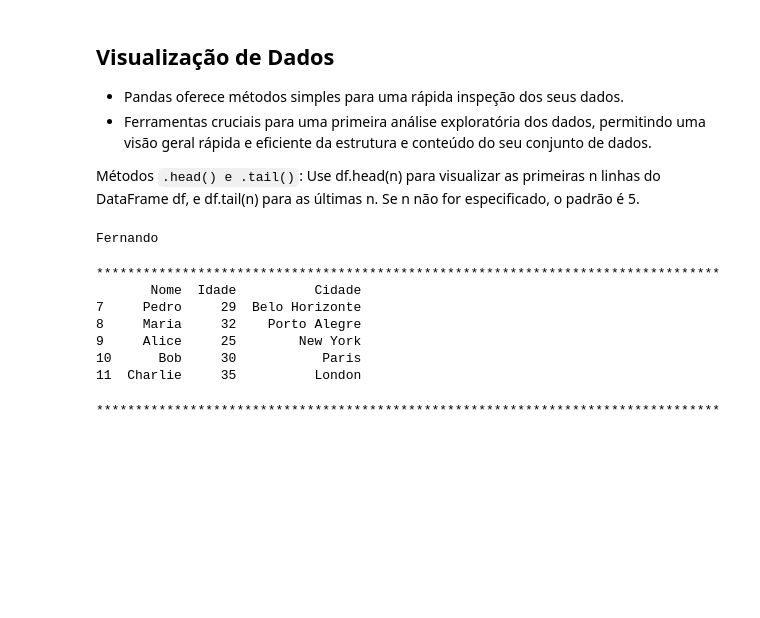
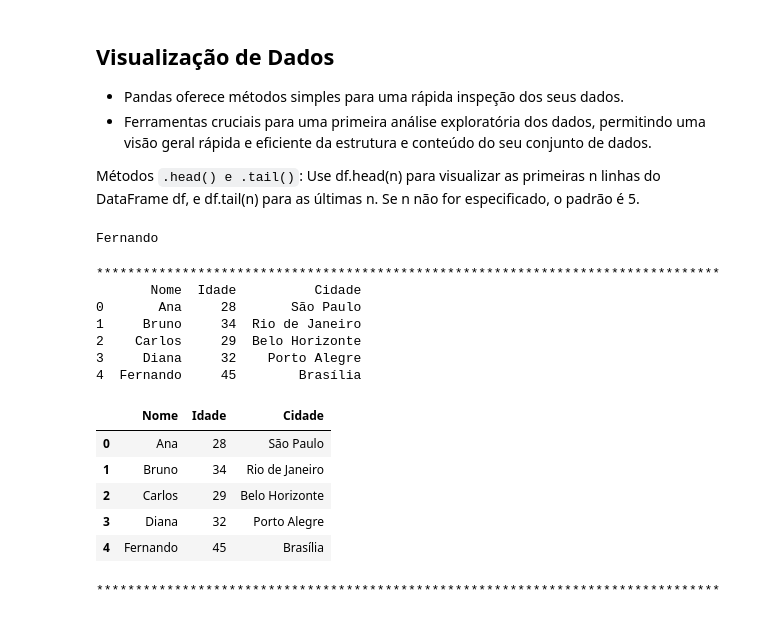
Before and after one commit to dacioms/DacioPythonDados, a Jupyter notebook: Aula3PandasIntro.ipynb, the cells around one changed output. Drawn from its saved outputs; the diff is of its cells as text; code cells hidden in the pictures; blank space fills up the shorter version.

```diff
--- a/Aula3PandasIntro.ipynb
+++ b/Aula3PandasIntro.ipynb
@@ -122,16 +138,23 @@ Fernando
 # %%
 
 print('*'*80)
 
 print(df.tail())
+df
 # %% [output]
 ********************************************************************************
        Nome  Idade          Cidade
-7     Pedro     29  Belo Horizonte
-8     Maria     32    Porto Alegre
-9     Alice     25        New York
-10      Bob     30           Paris
-11  Charlie     35          London
+0       Ana     28       São Paulo
+1     Bruno     34  Rio de Janeiro
+2    Carlos     29  Belo Horizonte
+3     Diana     32    Porto Alegre
+4  Fernando     45        Brasília
+|  | Nome | Idade | Cidade |
+| 0 | Ana | 28 | São Paulo |
+| 1 | Bruno | 34 | Rio de Janeiro |
+| 2 | Carlos | 29 | Belo Horizonte |
+| 3 | Diana | 32 | Porto Alegre |
+| 4 | Fernando | 45 | Brasília |
 # %%
 
 print('*'*80)
```
Also changed, not shown: parts of 6 cells of this notebook.
